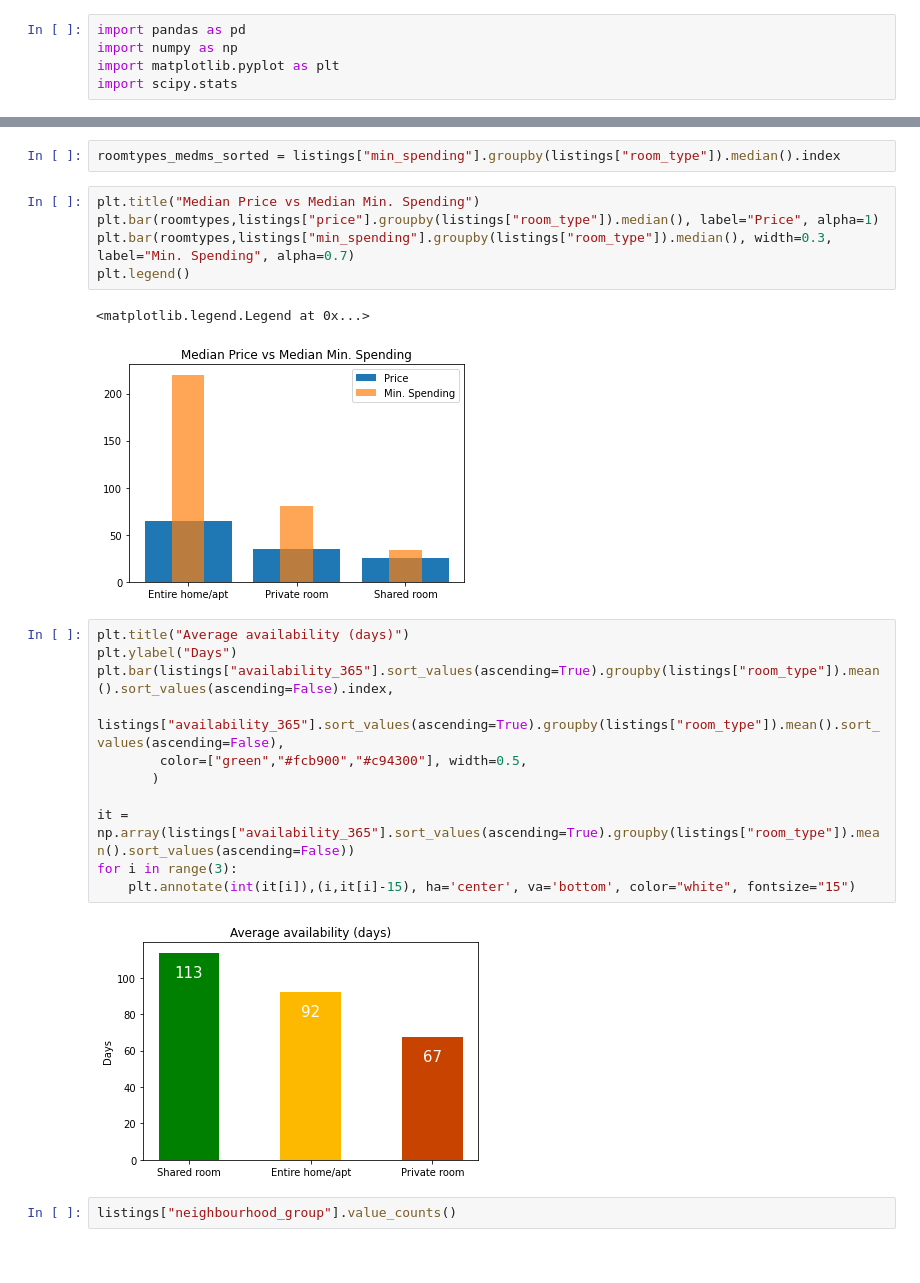
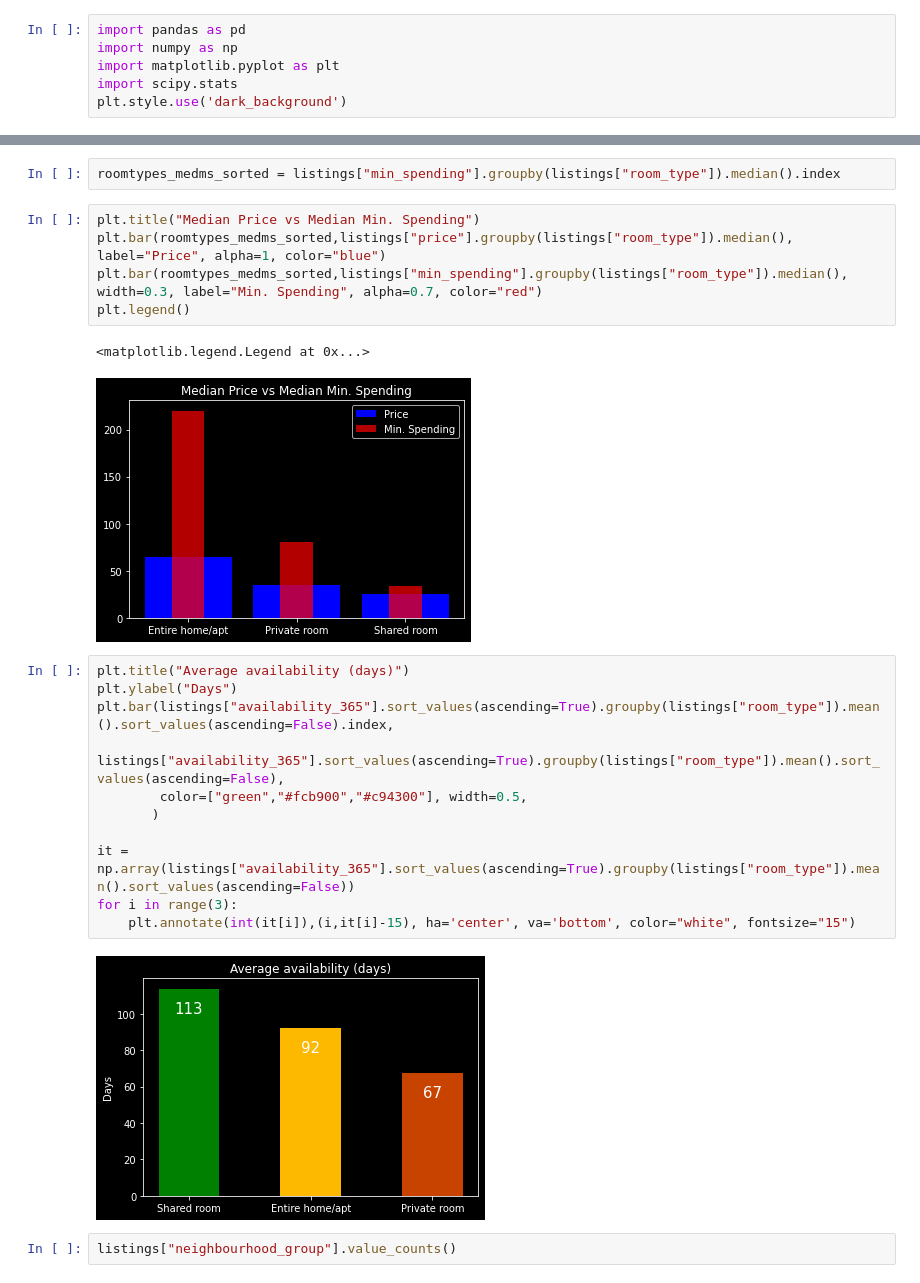
Before and after one commit to JacobUkokobili/Airbnb-Analytics-Berlin, a Jupyter notebook: notebooks/insights.ipynb, the cells around one changed output, grey strips where cells are left out. Drawn from its saved outputs; the diff is of its cells as text.

```diff
--- a/notebooks/insights.ipynb
+++ b/notebooks/insights.ipynb
@@ -3,6 +3,7 @@ import pandas as pd
 import numpy as np
 import matplotlib.pyplot as plt
 import scipy.stats
+plt.style.use('dark_background')
 # %%
 listings = pd.read_csv("../../cleaned/listings.csv")
 calendar_summary = pd.read_csv("../../cleaned/calendar_summary.csv")
@@ -161,12 +162,12 @@ Name: min_spending, dtype: int64
 roomtypes_medms_sorted = listings["min_spending"].groupby(listings["room_type"]).median().index
 # %%
 plt.title("Median Price vs Median Min. Spending")
-plt.bar(roomtypes,listings["price"].groupby(listings["room_type"]).median(), label="Price", alpha=1)
-plt.bar(roomtypes,listings["min_spending"].groupby(listings["room_type"]).median(), width=0.3, label="Min. Spending", alpha=0.7)
+plt.bar(roomtypes_medms_sorted,listings["price"].groupby(listings["room_type"]).median(), label="Price", alpha=1, color="blue")
+plt.bar(roomtypes_medms_sorted,listings["min_spending"].groupby(listings["room_type"]).median(), width=0.3, label="Min. Spending", alpha=0.7, color="red")
 plt.legend()
 # %% [output]
 <matplotlib.legend.Legend at 0x...>
-[figure, old version]
+[figure, new version]
 # %%
 plt.title("Average availability (days)")
 plt.ylabel("Days")
@@ -179,7 +180,7 @@ it = np.array(listings["availability_365"].sort_values(ascending=True).groupby(l
 for i in range(3):
     plt.annotate(int(it[i]),(i,it[i]-15), ha='center', va='bottom', color="white", fontsize="15")
 # %% [output]
-[figure, old version]
+[figure, new version]
 # %%
 listings["neighbourhood_group"].value_counts()
 # %% [output]
```
Also changed, not shown: parts of 28 cells of this notebook.
